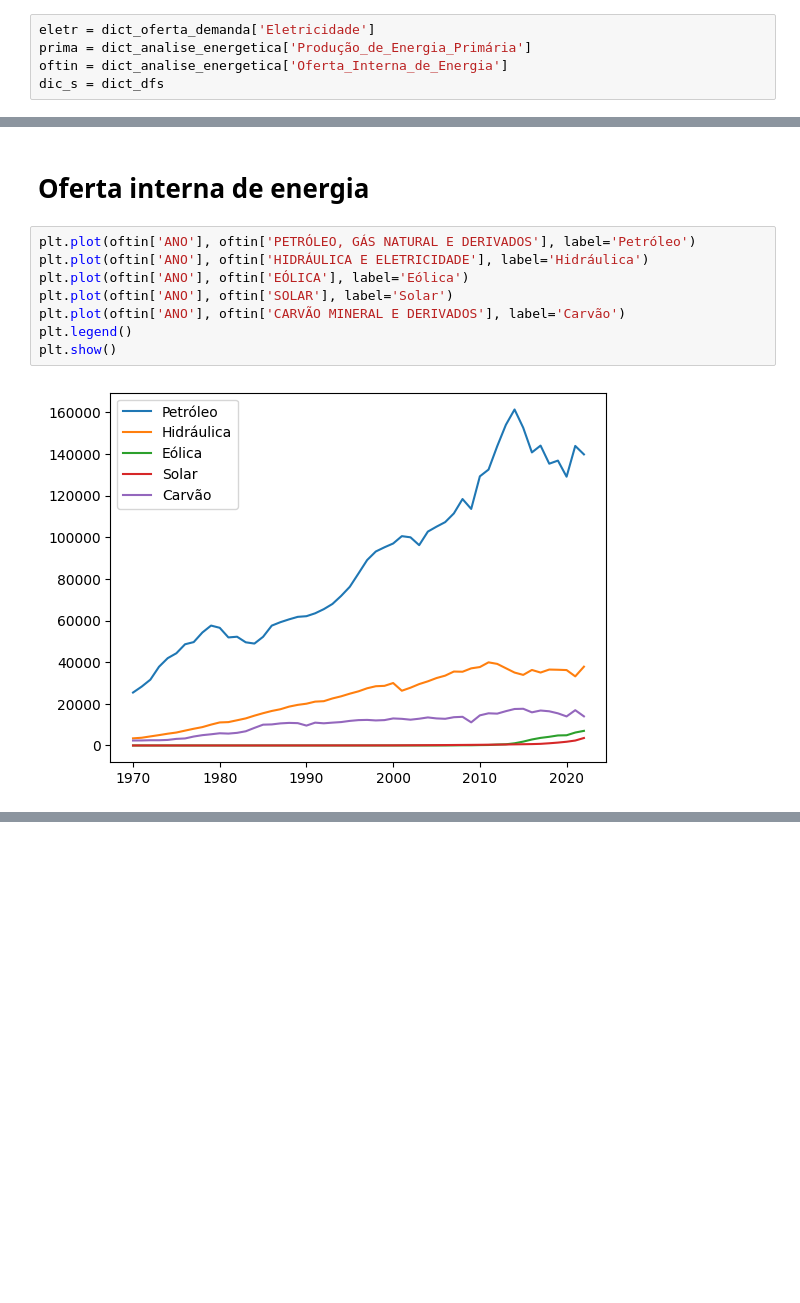
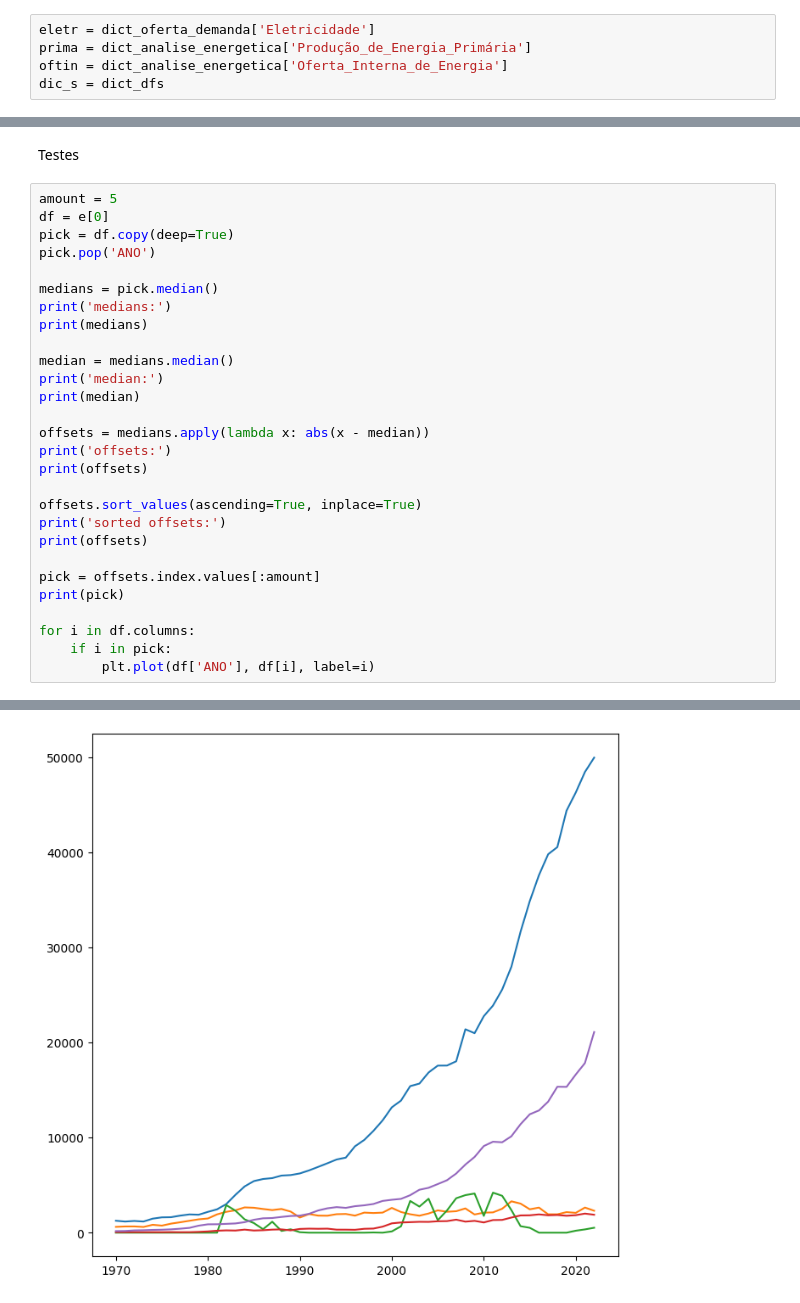
Before and after one commit to scrrpfv/projeto-ip, a Jupyter notebook: teste/testes.ipynb, the cells around one changed output, grey strips where cells are left out. Saved outputs shown, nothing was run; the diff lists cells and outputs as text; blank space fills up the shorter version.

```diff
--- a/teste/testes.ipynb
+++ b/teste/testes.ipynb
@@ -61,12 +41,31 @@ plt.show()
-# %% [markdown]
-# Oferta interna de energia
-# %%
-plt.plot(oftin['ANO'], oftin['PETRÓLEO, GÁS NATURAL E DERIVADOS'], label='Petróleo')
-plt.plot(oftin['ANO'], oftin['HIDRÁULICA E ELETRICIDADE'], label='Hidráulica')
-plt.plot(oftin['ANO'], oftin['EÓLICA'], label='Eólica')
-plt.plot(oftin['ANO'], oftin['SOLAR'], label='Solar')
-plt.plot(oftin['ANO'], oftin['CARVÃO MINERAL E DERIVADOS'], label='Carvão')
-plt.legend()
-plt.show()
-# %% [output]
-[figure, removed]
+# %% [markdown]
+Testes
+# %%
+amount = 5
+df = e[0]
+pick = df.copy(deep=True)
+pick.pop('ANO')
+
+medians = pick.median()
+print('medians:')
+print(medians)
+
+median = medians.median()
+print('median:')
+print(median)
+
+offsets = medians.apply(lambda x: abs(x - median))
+print('offsets:')
+print(offsets)
+
+offsets.sort_values(ascending=True, inplace=True)
+print('sorted offsets:')
+print(offsets)
+
+pick = offsets.index.values[:amount]
+print(pick)
+
+for i in df.columns:
+    if i in pick:
+        plt.plot(df['ANO'], df[i], label=i)
+# %% [output]
@@ -72,0 +89 @@ plt.show()
+[figure, added]
```
Also changed, not shown: parts of 24 cells of this notebook, 1 other file.
